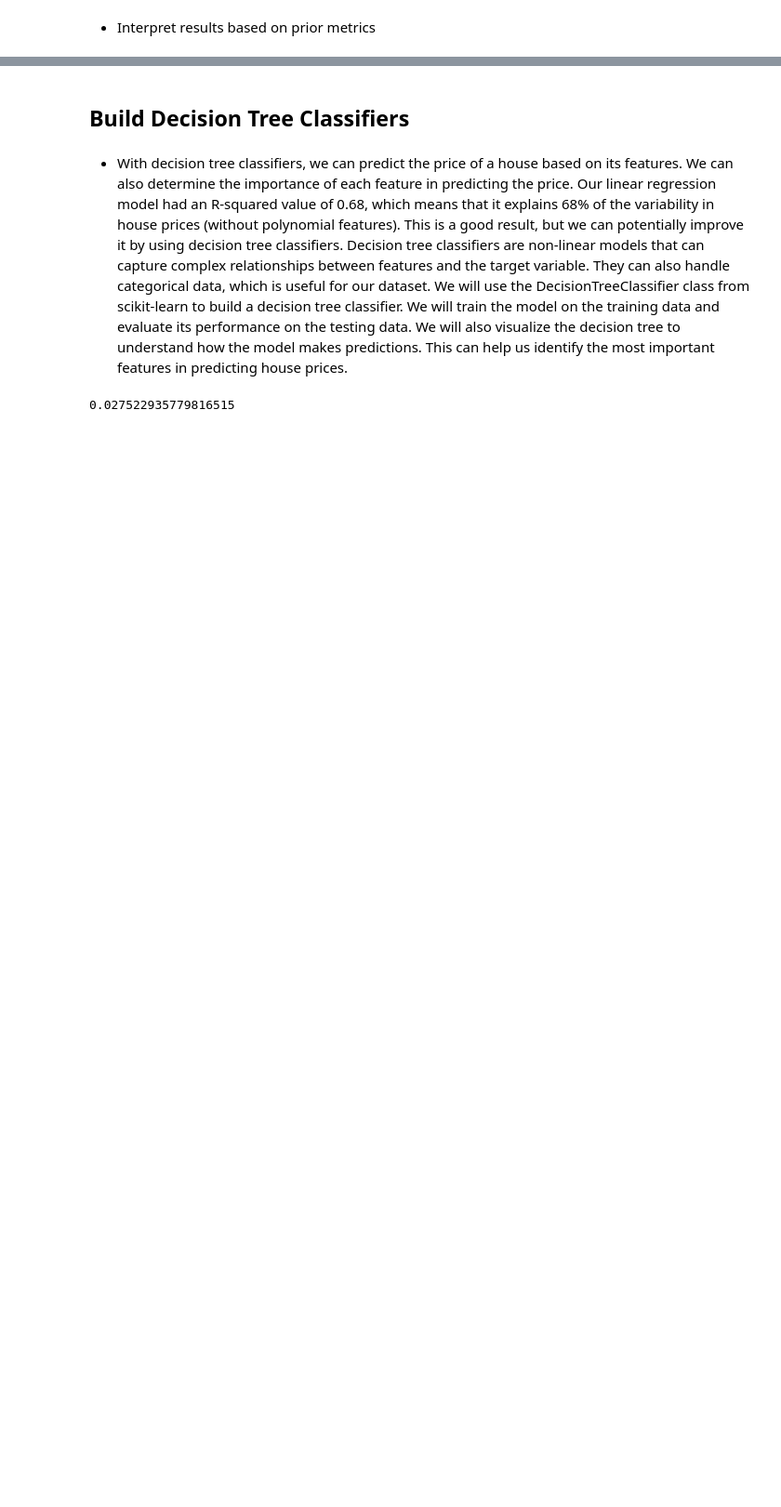
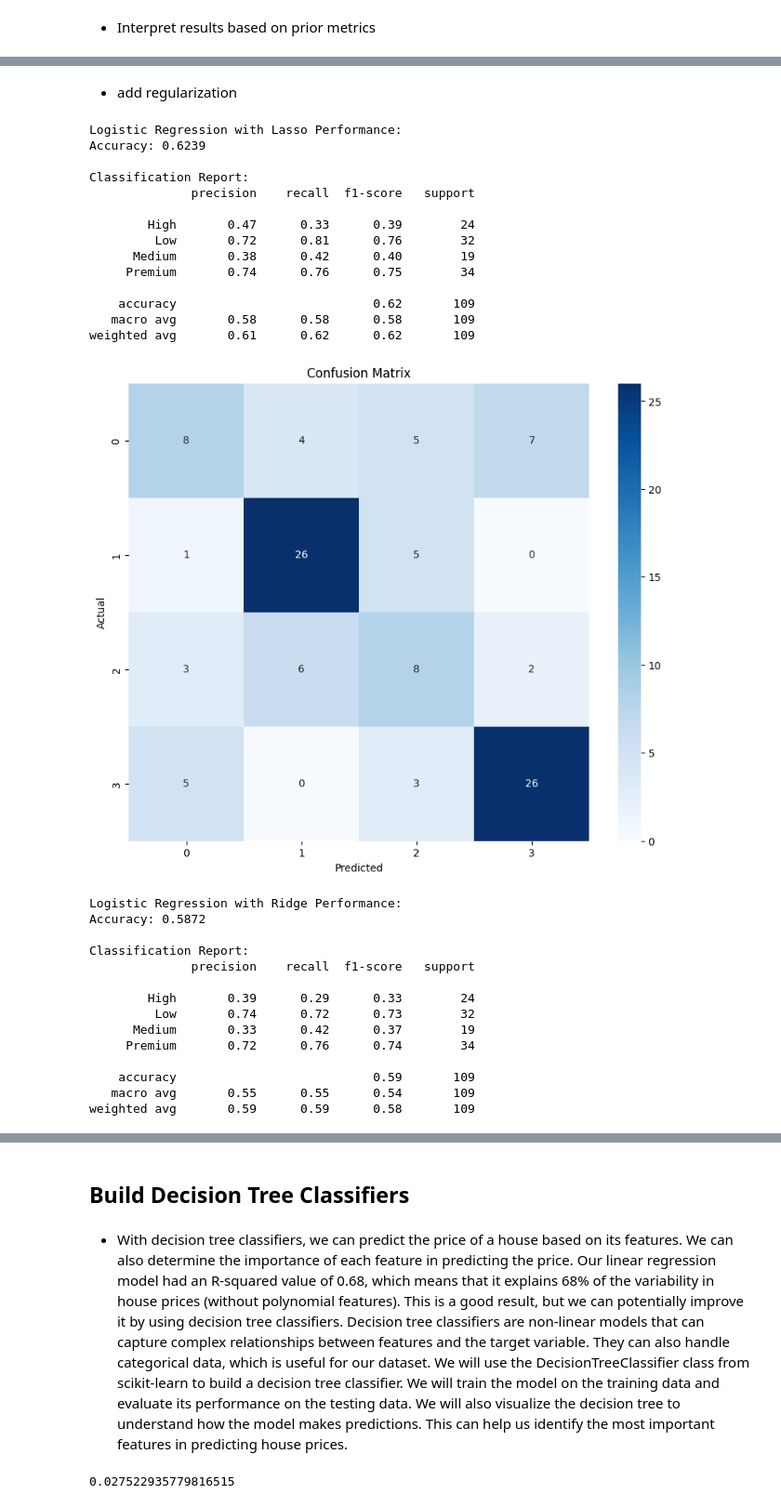
Before and after one commit to sgmalik/ML-Final-Project, a Jupyter notebook: main.ipynb, the cells around one changed output, grey strips where cells are left out. Shown: that part at 93% size. Drawn from its saved outputs; the diff is of its cells as text; code cells hidden in the pictures; blank space fills up the shorter version.

```diff
--- a/main.ipynb
+++ b/main.ipynb
@@ -561,0 +709,76 @@ The model's performance is good, but could potentially be improved.
+# %% [markdown]
+* add regularization
+# %%
+# implment lasso regression within our logictic regression model
+logreg_l1 = LogisticRegression(penalty='l1', solver='liblinear', class_weight='balanced', max_iter=1000)
+# Train the model
+logreg_l1.fit(X_train_log, y_train_log)
+# Make predictions
+y_pred_l1 = logreg_l1.predict(X_test_log)
+# Evaluate the model
+accuracy_l1 = accuracy_score(y_test_log, y_pred_l1)
+print("Logistic Regression with Lasso Performance:")
+print(f"Accuracy: {accuracy_l1:.4f}")
+print("\nClassification Report:")
+print(classification_report(y_test_log, y_pred_l1))
+
+# Create confusion matrix
+cm_l1 = confusion_matrix(y_test_log, y_pred_l1)
+plt.figure(figsize=(10, 8))
+sns.heatmap(cm_l1, annot=True, fmt='d', cmap='Blues')
+plt.title('Confusion Matrix')
+plt.xlabel('Predicted')
+plt.ylabel('Actual')
+plt.show()
+
+# implement ridge regression within our logistic regression model
+logreg_l2 = LogisticRegression(penalty='l2', solver='liblinear', class_weight='balanced', max_iter=1000)
+# Train the model
+logreg_l2.fit(X_train_log, y_train_log)
+# Make predictions
+y_pred_l2 = logreg_l2.predict(X_test_log)
+# Evaluate the model
+accuracy_l2 = accuracy_score(y_test_log, y_pred_l2)
+print("Logistic Regression with Ridge Performance:")
+print(f"Accuracy: {accuracy_l2:.4f}")
+print("\nClassification Report:")
+print(classification_report(y_test_log, y_pred_l2))
+
+# Create confusion matrix
+cm_l2 = confusion_matrix(y_test_log, y_pred_l2)
+plt.figure(figsize=(10, 8))
+sns.heatmap(cm_l2, annot=True, fmt='d', cmap='Blues')
+plt.title('Confusion Matrix')
+plt.xlabel('Predicted')
+plt.ylabel('Actual')
+plt.show()
+# %% [output]
+Logistic Regression with Lasso Performance:
+Accuracy: 0.6239
+
+Classification Report:
+              precision    recall  f1-score   support
+
+        High       0.47      0.33      0.39        24
+         Low       0.72      0.81      0.76        32
+      Medium       0.38      0.42      0.40        19
+     Premium       0.74      0.76      0.75        34
+
+    accuracy                           0.62       109
+   macro avg       0.58      0.58      0.58       109
+weighted avg       0.61      0.62      0.62       109
+[figure, added]
+Logistic Regression with Ridge Performance:
+Accuracy: 0.5872
+
+Classification Report:
+              precision    recall  f1-score   support
+
+        High       0.39      0.29      0.33        24
+         Low       0.74      0.72      0.73        32
+      Medium       0.33      0.42      0.37        19
+     Premium       0.72      0.76      0.74        34
+
+    accuracy                           0.59       109
+   macro avg       0.55      0.55      0.54       109
+weighted avg       0.59      0.59      0.58       109
```
Also changed, not shown: parts of 21 cells of this notebook.
